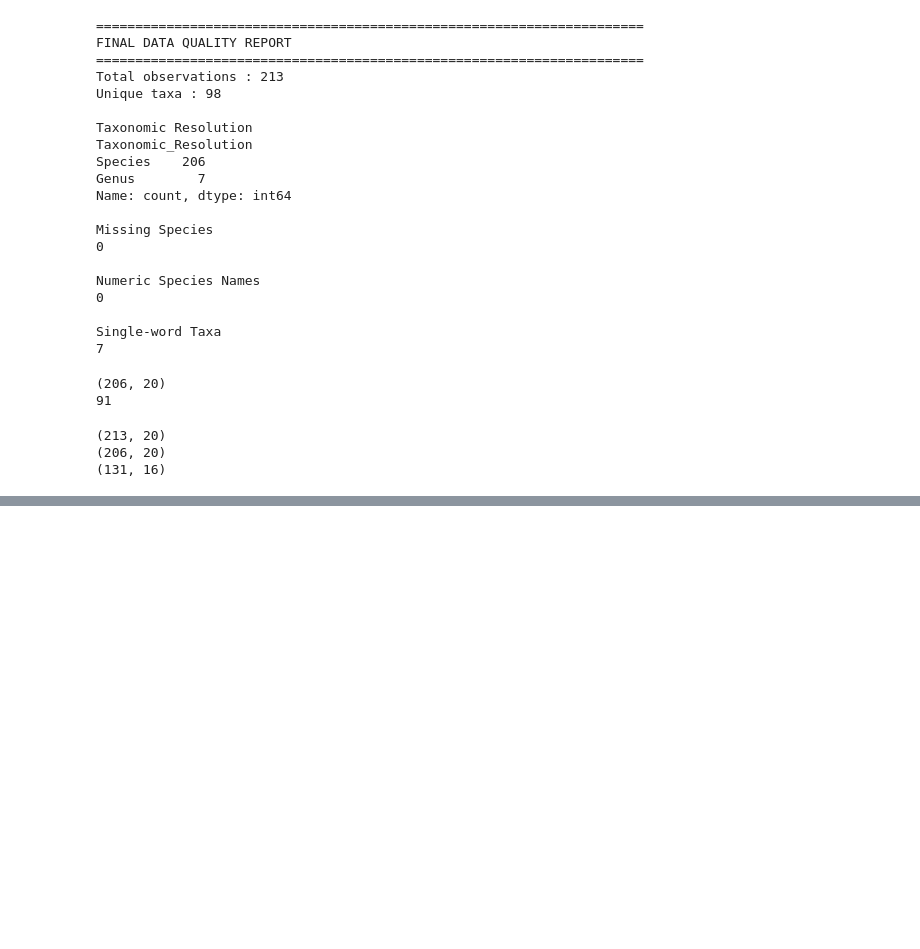
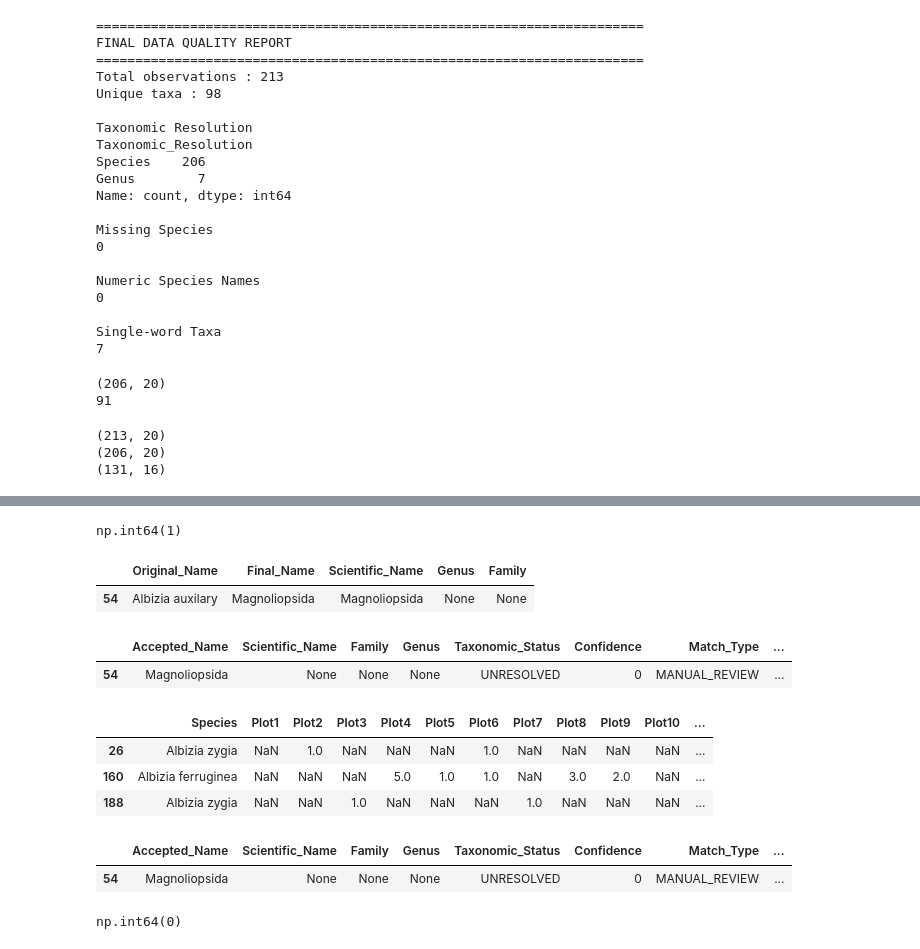
Before and after one commit to ugepet/omo-ecological-informatics, a Jupyter notebook: notebooks/03_taxonomic_harmonization.ipynb, the cells around one changed output, grey strips where cells are left out. Cells and saved outputs as stored; diff of their text form; code cells hidden in the pictures; blank space fills up the shorter version.

```diff
--- a/notebooks/03_taxonomic_harmonization.ipynb
+++ b/notebooks/03_taxonomic_harmonization.ipynb
@@ -707,0 +780,19 @@ print(dictionary.shape)
+# %%
+species_dictionary["Family"].isna().sum()
+# %% [output]
+np.int64(1)
+# %%
+species_dictionary[
+    species_dictionary["Family"].isna()
+][
+    [
+        "Original_Name",
+        "Final_Name",
+        "Scientific_Name",
+        "Genus",
+        "Family"
+    ]
+]
+# %% [output]
+|  | Original_Name | Final_Name | Scientific_Name | Genus | Family |
+| 54 | Albizia auxilary | Magnoliopsida | Magnoliopsida | None | None |
@@ -707,0 +809,27 @@ print(dictionary.shape)
+# %%
+species_dictionary[
+    species_dictionary["Original_Name"] == "Albizia auxilary"
+]
+# %% [output]
+|  | Accepted_Name | Scientific_Name | Family | Genus | Taxonomic_Status | Confidence | Match_Type | ... |
+| 54 | Magnoliopsida | None | None | None | UNRESOLVED | 0 | MANUAL_REVIEW | ... |
+# %%
+tree[
+    tree["Species"].str.contains(
+        "Albizia",
+        case=False,
+        na=False
+    )
+]
+# %% [output]
+|  | Species | Plot1 | Plot2 | Plot3 | Plot4 | Plot5 | Plot6 | Plot7 | Plot8 | Plot9 | Plot10 | ... |
+| 26 | Albizia zygia | NaN | 1.0 | NaN | NaN | NaN | 1.0 | NaN | NaN | NaN | NaN | ... |
+| 160 | Albizia ferruginea | NaN | NaN | NaN | 5.0 | 1.0 | 1.0 | NaN | 3.0 | 2.0 | NaN | ... |
+| 188 | Albizia zygia | NaN | NaN | 1.0 | NaN | NaN | NaN | 1.0 | NaN | NaN | NaN | ... |
+# %%
+species_dictionary[
+    species_dictionary["Taxonomic_Status"] == "UNRESOLVED"
+]
+# %% [output]
+|  | Accepted_Name | Scientific_Name | Family | Genus | Taxonomic_Status | Confidence | Match_Type | ... |
+| 54 | Magnoliopsida | None | None | None | UNRESOLVED | 0 | MANUAL_REVIEW | ... |
@@ -707,0 +840,4 @@ print(dictionary.shape)
+# %%
+species_dictionary["Family"].isna().sum()
+# %% [output]
+np.int64(0)
```
Also changed, not shown: parts of 12 cells of this notebook, 4 other files.
